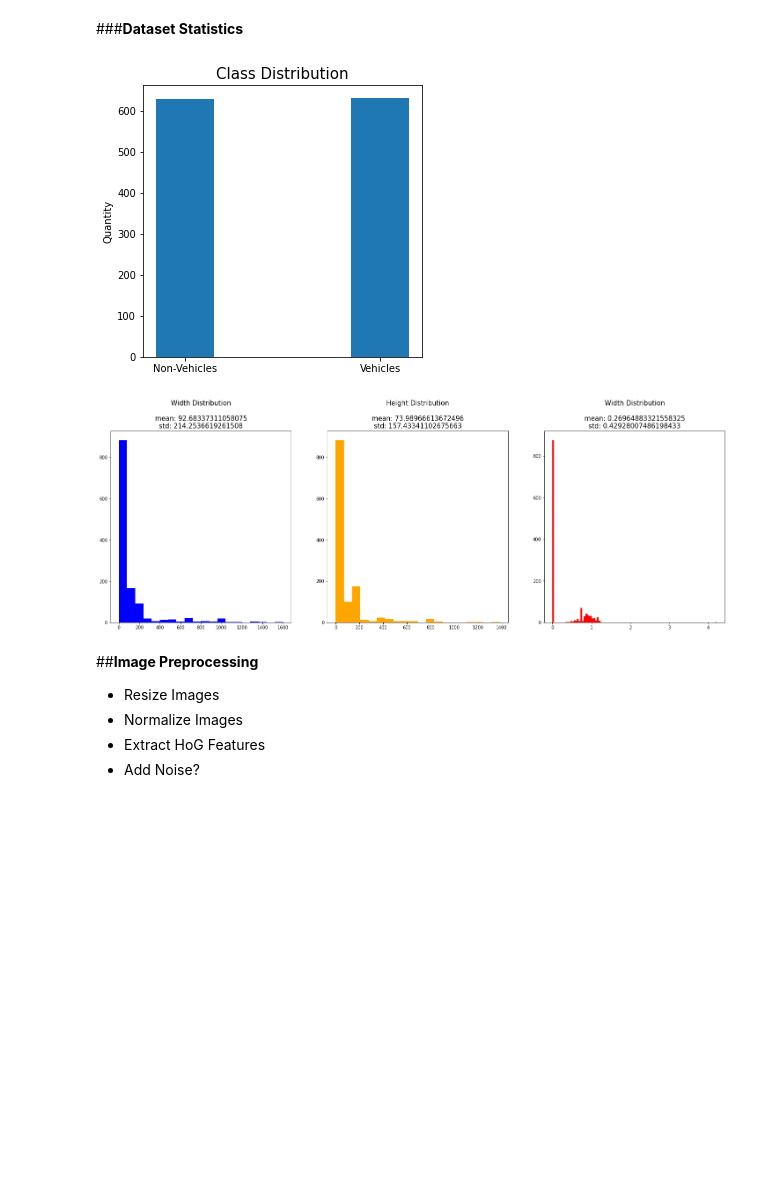
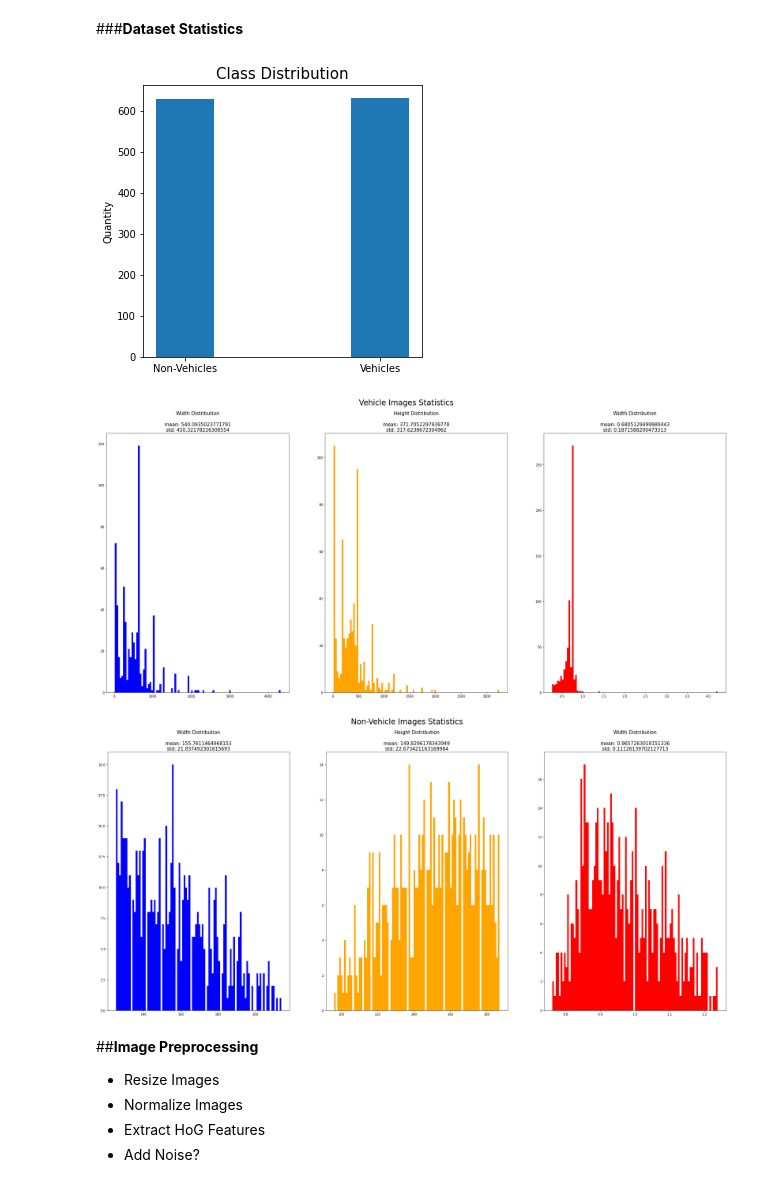
Before and after one commit to chrismartel/ECSE415-Project-G7, a Jupyter notebook: classification/classification.ipynb, the cells around one changed output. Cells and saved outputs as stored; diff of their text form; code cells hidden in the pictures; blank space fills up the shorter version.

```diff
--- a/classification/classification.ipynb
+++ b/classification/classification.ipynb
@@ -343,7 +291,7 @@ def build_dataset(positive_negative_ratio=1, min_intersection_ratio=0.8, use_ext
 # %%
 import numpy as np
 
-def dataset_statistics(sequences, statistic_types, number_of_banks=5):
+def dataset_statistics(sequences, statistic_types, labels = [0,1]):
   '''
       Collect width, height, and aspect ratios statistics from image dataset.
 
@@ -353,13 +301,17 @@ def dataset_statistics(sequences, statistic_types, number_of_banks=5):
       statistics: list containing the statistics to compute. Can contain the following values: 'width', 'height',
                   'aspect_ratio', 'class_distribution'.
 
+      labels: list of labels indicating from which image we want to collect statistics.
+
       return a dictionary of statistics. For height, width, and aspect ratio, the value is a min-max tuple.
                                          For class_distribution, the value is an array of counts per class.
   '''
   # Number of samples
   number_of_samples = 0
   for seq in sequences.values():
-    number_of_samples += len(seq)
+    for img, label in seq:
+      if label in labels:
+        number_of_samples += 1
 
   # Class distribution
   if 'class_distribution' in statistic_types:
@@ -375,8 +327,13 @@ def dataset_statistics(sequences, statistic_types, number_of_banks=5):
   if 'height' in statistic_types:
     heights = np.zeros(number_of_samples)
 
+  i = 0
   for seq in sequences.values():
-    for i, sample in enumerate(seq):
+    for sample in seq:
+      # only collect statistics for specific labels
+      if sample[1] not in labels:
+        continue
+
       if 'width' in statistic_types:
         widths[i] = sample[0].shape[1]
 
@@ -388,6 +345,7 @@ def dataset_statistics(sequences, statistic_types, number_of_banks=5):
 
       if 'class_distribution' in statistic_types:
         class_count[sample[1]] += 1
+      i += 1
 
   stats = dict()
   if 'width' in statistic_types:
@@ -406,47 +364,68 @@ def dataset_statistics(sequences, statistic_types, number_of_banks=5):
 # %%
 from scipy.stats import norm
 # Dataset parameters
-# positive_negative_ratio=1
-# min_intersection_ratio = 0.8
-# use_external_vehicle_samples = True
-# number_of_external_vehicle_samples = 500
+positive_negative_ratio=1
+min_intersection_ratio = 0.8
+use_external_vehicle_samples = True
+number_of_external_vehicle_samples = 500
 
-# # Build Dataset
-# sequences = build_dataset(positive_negative_ratio=positive_negative_ratio, min_intersection_ratio=min_intersection_ratio, use_external_vehicle_samples=use_external_vehicle_samples, number_of_external_vehicle_samples=number_of_external_vehicle_samples)
+# Build Dataset
+sequences = build_dataset(positive_negative_ratio=positive_negative_ratio, min_intersection_ratio=min_intersection_ratio, use_external_vehicle_samples=use_external_vehicle_samples, number_of_external_vehicle_samples=number_of_external_vehicle_samples)
 
 # Compute Image Statistics
-statistics = dataset_statistics(sequences, ['width','height','aspect_ratio','class_distribution'])
+all_statistics = dataset_statistics(sequences, ['width','height','aspect_ratio','class_distribution'], labels=[0,1])
+vehicle_statistics = dataset_statistics(sequences, ['width','height','aspect_ratio','class_distribution'], labels=[1])
+non_vehicle_statistics = dataset_statistics(sequences, ['width','height','aspect_ratio','class_distribution'], labels=[0])
 
 # Display Class Distribution
-class_count = statistics['class_distribution']
+class_count = all_statistics['class_distribution']
 
 plt.figure(figsize=(5,5))
 plt.bar(['Non-Vehicles','Vehicles'],class_count, width=0.3)
 plt.ylabel('Quantity')
 plt.title("Class Distribution", fontsize='15')
 plt.show()
 
 # Display Stats Range Distribution
 fig, axes = plt.subplots(1,3)
-fig.set_figheight(8)
-fig.set_figwidth(25)
+fig.set_figheight(15)
+fig.set_figwidth(35)
+fig.suptitle('Vehicle Images Statistics', fontsize=24)
 
-statistics['widths'] = statistics['widths'][np.where(statistics['widths'] <= 2000)]
-axes[0].hist(statistics['widths'], bins=20, color='blue')
-axes[0].set_title("Width Distribution\n\nmean: {mean}\nstd: {std}".format(mean=np.mean(statistics['widths']), std=np.std(statistics['widths'])), fontsize='15')
+axes[0].hist(vehicle_statistics['widths'], bins=100, color='blue')
+axes[0].set_title("Width Distribution\n\nmean: {mean}\nstd: {std}".format(mean=np.mean(vehicle_statistics['widths']), std=np.std(vehicle_statistics['widths'])), fontsize='15')
 
-statistics['heights'] = statistics['heights'][np.where(statistics['heights'] <= 2000)]
-axes[1].hist(statistics['heights'], bins=20, color='orange')
-axes[1].set_title("Height Distribution\n\nmean: {mean}\nstd: {std}".format(mean=np.mean(statistics['heights']), std=np.std(statistics['heights'])), fontsize='15')
+axes[1].hist(vehicle_statistics['heights'], bins=100, color='orange')
+axes[1].set_title("Height Distribution\n\nmean: {mean}\nstd: {std}".format(mean=np.mean(vehicle_statistics['heights']), std=np.std(vehicle_statistics['heights'])), fontsize='15')
 
-statistics['aspect_ratios'] = statistics['aspect_ratios'][np.where(statistics['aspect_ratios'] <= 2000)]
-axes[2].hist(statistics['aspect_ratios'], bins=100, color='red')
-axes[2].set_title("Width Distribution\n\nmean: {mean}\nstd: {std}".format(mean=np.mean(statistics['aspect_ratios']), std=np.std(statistics['aspect_ratios'])), fontsize='15')
+axes[2].hist(vehicle_statistics['aspect_ratios'], bins=100, color='red')
+axes[2].set_title("Width Distribution\n\nmean: {mean}\nstd: {std}".format(mean=np.mean(vehicle_statistics['aspect_ratios']), std=np.std(vehicle_statistics['aspect_ratios'])), fontsize='15')
 
 plt.show()
+
+print("\n")
+
+# Display Stats Range Distribution
+fig, axes = plt.subplots(1,3)
+fig.set_figheight(15)
+fig.set_figwidth(35)
+fig.suptitle('Non-Vehicle Images Statistics', fontsize=24)
+
+
+axes[0].hist(non_vehicle_statistics['widths'], bins=100, color='blue')
+axes[0].set_title("Width Distribution\n\nmean: {mean}\nstd: {std}".format(mean=np.mean(non_vehicle_statistics['widths']), std=np.std(non_vehicle_statistics['widths'])), fontsize='15')
+
+axes[1].hist(non_vehicle_statistics['heights'], bins=100, color='orange')
+axes[1].set_title("Height Distribution\n\nmean: {mean}\nstd: {std}".format(mean=np.mean(non_vehicle_statistics['heights']), std=np.std(non_vehicle_statistics['heights'])), fontsize='15')
+
+axes[2].hist(non_vehicle_statistics['aspect_ratios'], bins=100, color='red')
+axes[2].set_title("Width Distribution\n\nmean: {mean}\nstd: {std}".format(mean=np.mean(non_vehicle_statistics['aspect_ratios']), std=np.std(non_vehicle_statistics['aspect_ratios'])), fontsize='15')
+
+plt.show()
 # %% [output]
 [figure]
-[figure, old version]
+[figure, new version]
+[figure, added]
 # %% [markdown]
 ##**Image Preprocessing**
 
```
Also changed, not shown: parts of 4 cells of this notebook.
